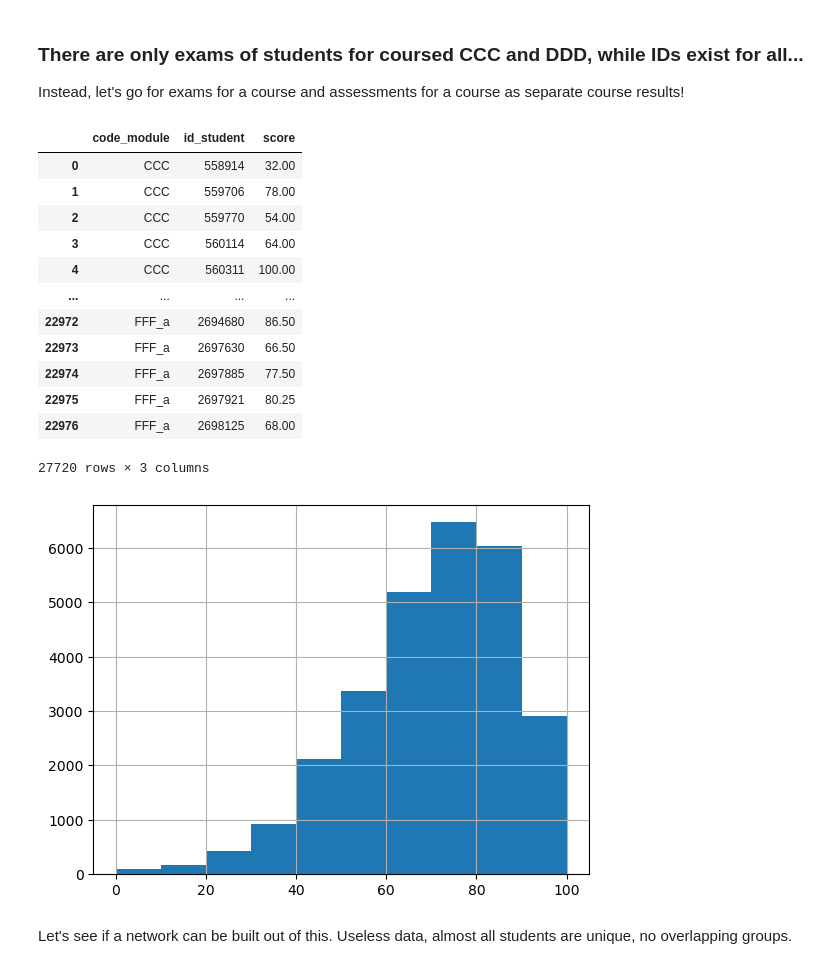
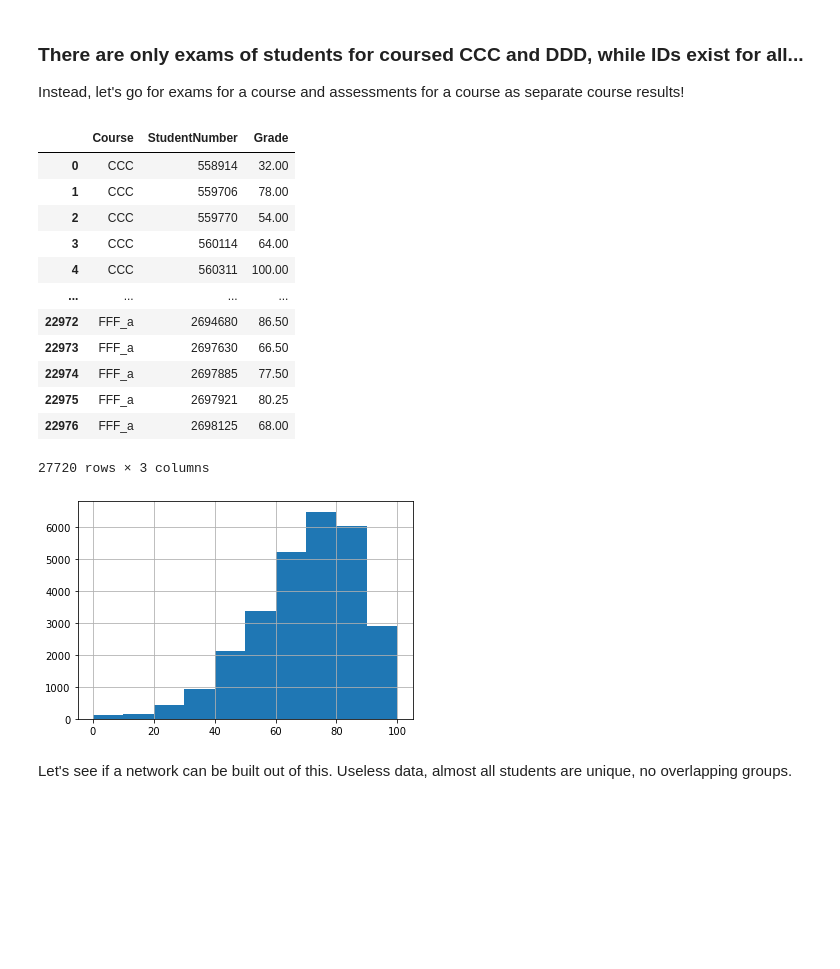
Before and after one commit to harcel/BGM_CourseNetworks, a Jupyter notebook: DataExploration.ipynb, the cells around one changed output. Saved outputs shown, nothing was run; the diff lists cells and outputs as text; code cells hidden in the pictures; blank space fills up the shorter version.

```diff
--- a/DataExploration.ipynb
+++ b/DataExploration.ipynb
@@ -105,11 +85,12 @@ pcps.head()
 Instead, let's go for exams for a course and assessments for a course as separate course results!
 # %%
 pcps['code_module'] = pcps.code_module + '_a'
-student_results = pd.concat([results[['code_module', 'id_student', 'score']], pcps], axis=0).dropna()
+student_results = pd.concat([results[['code_module', 'id_student', 'score']], pcps], axis=0).dropna().rename(
+    columns={'id_student':'StudentNumber', 'code_module':'Course', 'score':'Grade'})
 # %%
 student_results
 # %% [output]
-|  | code_module | id_student | score |
+|  | Course | StudentNumber | Grade |
 | 0 | CCC | 558914 | 32.00 |
 | 1 | CCC | 559706 | 78.00 |
 | 2 | CCC | 559770 | 54.00 |
@@ -123,8 +104,8 @@ student_results
 | 22976 | FFF_a | 2698125 | 68.00 |
 27720 rows × 3 columns
 # %%
-student_results.score.hist();
+student_results.Grade.hist();
 # %% [output]
-[figure, old version]
+[figure, new version]
 # %% [markdown]
 Let's see if a network can be built out of this. Useless data, almost all students are unique, no overlapping groups.
```
Also changed, not shown: parts of 11 cells of this notebook, 1 other file.
